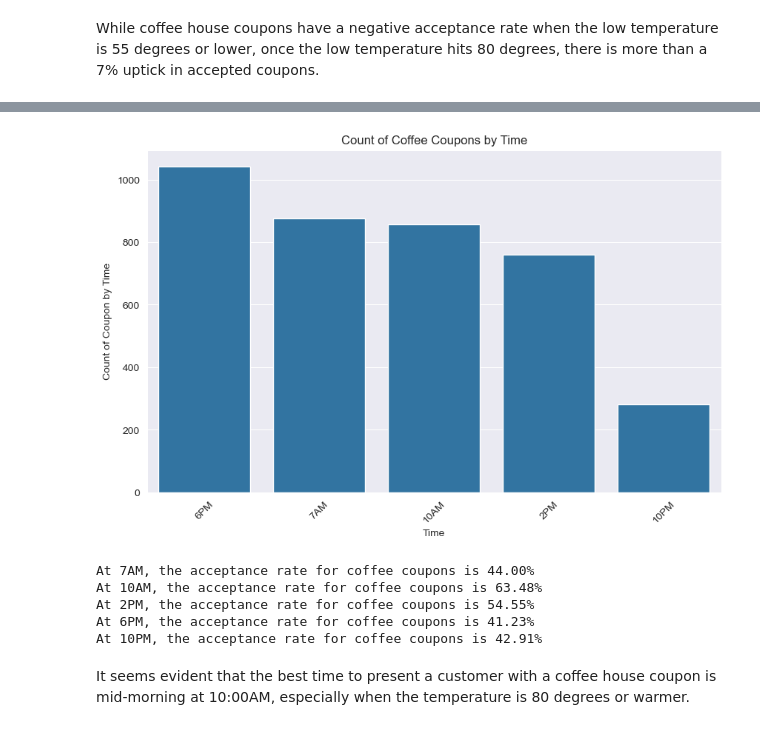
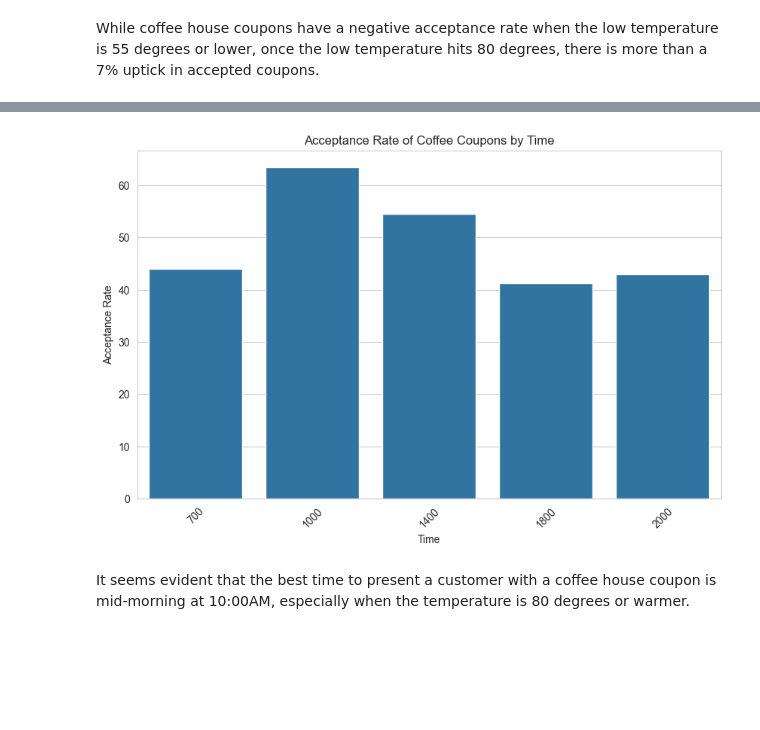
Before and after one commit to stephen-scheiman/final_assignment_5.1, a Jupyter notebook: prompt.ipynb, the cells around one changed output, grey strips where cells are left out. Drawn from its saved outputs; the diff is of its cells as text; code cells hidden in the pictures; blank space fills up the shorter version.

```diff
--- a/prompt.ipynb
+++ b/prompt.ipynb
@@ -401,0 +406,2 @@ print(f'80 degree rate: {eighty_degree_acceptance_rate:.2f}%')
+# %%
+coffee_df = data[data['coupon'] == 'Coffee House'] #get a clean copy to work with
@@ -419,0 +430,9 @@ times
+# %%
+times = coffee_df.groupby('time')[['Y']].agg('mean') * 100 #what times are best for coupon acceptance?
+times = times.reset_index()
+times.loc[times['time'] == '7AM', 'time'] = 700
+times.loc[times['time'] == '10AM', 'time'] = 1000
+times.loc[times['time'] == '2PM', 'time'] = 1400
+times.loc[times['time'] == '6PM', 'time'] = 1800
+times.loc[times['time'] == '10PM', 'time'] = 2000
+times
@@ -420,28 +446,11 @@ times
 # %%
 plt.figure(figsize=(10,6))
-sns.barplot(x=coffee_df['time'].value_counts().index,y=coffee_df['time'].value_counts().values)
-plt.title('Count of Coffee Coupons by Time')
+sns.barplot(x=times['time'], y=times['Y'])
+plt.title('Acceptance Rate of Coffee Coupons by Time')
 plt.xlabel('Time')
-plt.ylabel('Count of Coupon by Time')
+plt.ylabel('Acceptance Rate')
 plt.xticks(rotation=45);
 # %% [output]
-[figure, old version]
+[figure, new version]
-# %%
-seven_am_acceptance_rate = coffee_df.query('time == "7AM" and Y==1')['time'].count() / coffee_df.query('time == "7AM"')['time'].count() * 100
-ten_am_acceptance_rate = coffee_df.query('time == "10AM" and Y==1')['time'].count() / coffee_df.query('time == "10AM"')['time'].count() * 100
-two_pm_acceptance_rate = coffee_df.query('time == "2PM" and Y==1')['time'].count() / coffee_df.query('time == "2PM"')['time'].count() * 100
-six_pm_acceptance_rate = coffee_df.query('time == "6PM" and Y==1')['time'].count() / coffee_df.query('time == "6PM"')['time'].count() * 100
-ten_pm_acceptance_rate = coffee_df.query('time == "10PM" and Y==1')['time'].count() / coffee_df.query('time == "10PM"')['time'].count() * 100
-print(f'At 7AM, the acceptance rate for coffee coupons is {seven_am_acceptance_rate:.2f}%')
-print(f'At 10AM, the acceptance rate for coffee coupons is {ten_am_acceptance_rate:.2f}%')
-print(f'At 2PM, the acceptance rate for coffee coupons is {two_pm_acceptance_rate:.2f}%')
-print(f'At 6PM, the acceptance rate for coffee coupons is {six_pm_acceptance_rate:.2f}%')
-print(f'At 10PM, the acceptance rate for coffee coupons is {ten_pm_acceptance_rate:.2f}%')
-# %% [output]
-At 7AM, the acceptance rate for coffee coupons is 44.00%
-At 10AM, the acceptance rate for coffee coupons is 63.48%
-At 2PM, the acceptance rate for coffee coupons is 54.55%
-At 6PM, the acceptance rate for coffee coupons is 41.23%
-At 10PM, the acceptance rate for coffee coupons is 42.91%
 # %% [markdown]
 It seems evident that the best time to present a customer with a coffee house coupon is mid-morning at 10:00AM, especially when the temperature is 80 degrees or warmer.
```
Also changed, not shown: parts of 23 cells of this notebook.
